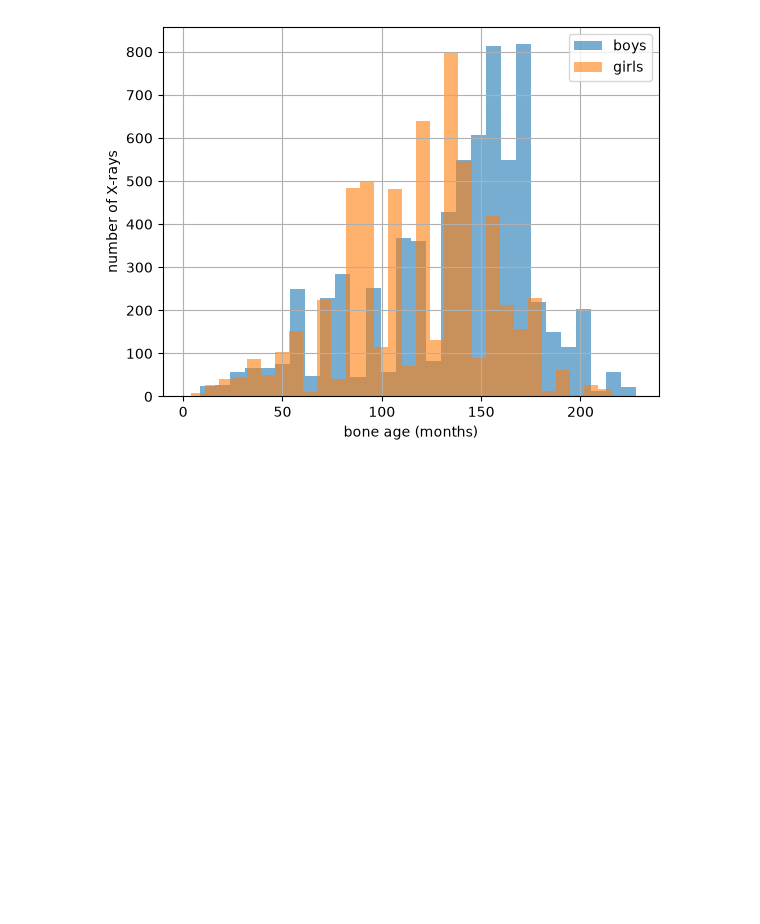
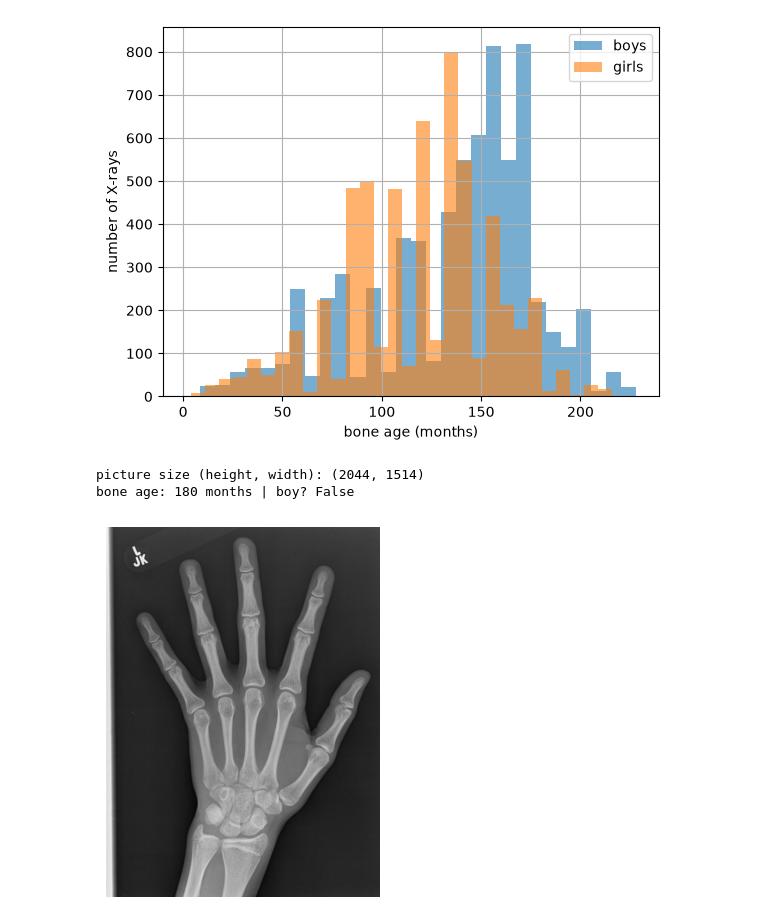
Before and after one commit to kruthika0409-design/bone-age-prediction, a Jupyter notebook: notebooks/01_explore.ipynb, the cells around one changed output. Cells and saved outputs as stored; diff of their text form; code cells hidden in the pictures; blank space fills up the shorter version.

```diff
--- a/notebooks/01_explore.ipynb
+++ b/notebooks/01_explore.ipynb
@@ -23,3 +23,21 @@ plt.legend()
 plt.show()
 # %% [output]
 [figure]
+# %%
+import cv2
+import matplotlib.pyplot as plt
+
+row = df.iloc[0]
+path = f"../data/archive/boneage-training-dataset/boneage-training-dataset/{row.id}.png"
+
+img = cv2.imread(path, cv2.IMREAD_GRAYSCALE)
+print("picture size (height, width):", img.shape)
+print("bone age:", row.boneage, "months | boy?", row.male)
+
+plt.imshow(img, cmap="gray")
+plt.axis("off")
+plt.show()
+# %% [output]
+picture size (height, width): (2044, 1514)
+bone age: 180 months | boy? False
+[figure, added]
```
Also changed, not shown: parts of 4 cells of this notebook.
